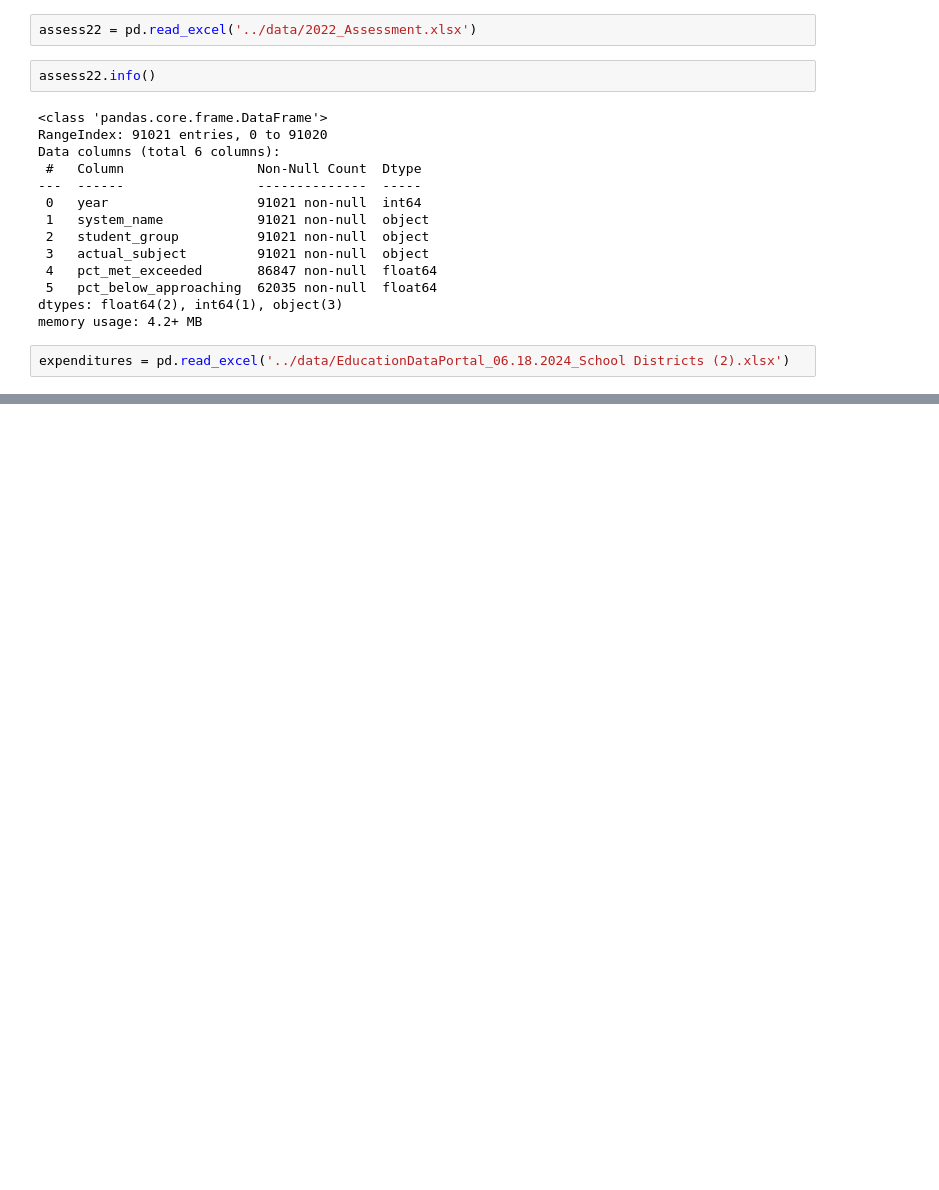
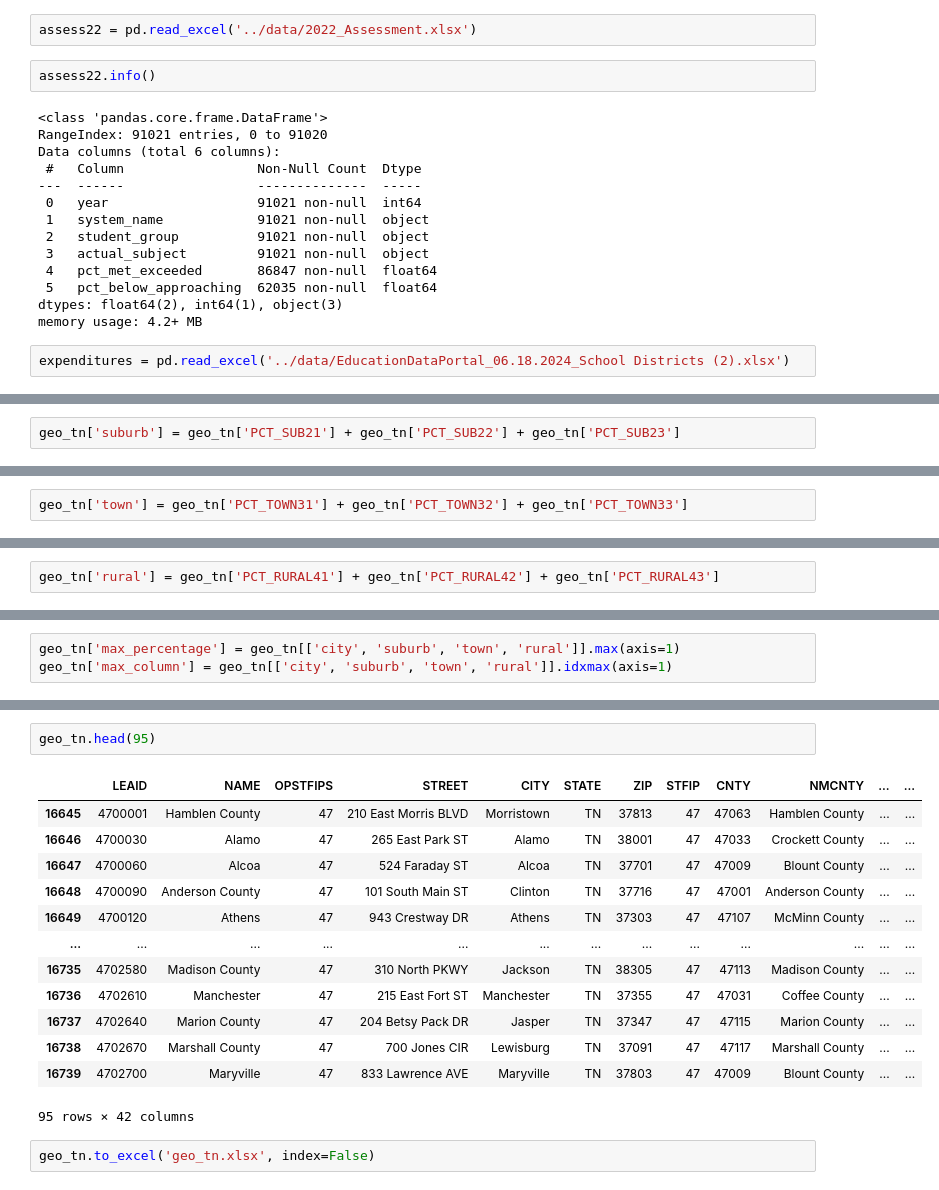
Before and after one commit to jmcapps/education_capstone, a Jupyter notebook: notebooks/test.ipynb, the cells around one changed output, grey strips where cells are left out. Cells and saved outputs as stored; diff of their text form; blank space fills up the shorter version.

```diff
--- a/notebooks/test.ipynb
+++ b/notebooks/test.ipynb
@@ -2244,0 +2370,2 @@ tn_cities =
+# %%
+geo_tn['suburb'] = geo_tn['PCT_SUB21'] + geo_tn['PCT_SUB22'] + geo_tn['PCT_SUB23']
@@ -2244,0 +2378,2 @@ tn_cities =
+# %%
+geo_tn['town'] = geo_tn['PCT_TOWN31'] + geo_tn['PCT_TOWN32'] + geo_tn['PCT_TOWN33']
@@ -2244,0 +2386,2 @@ tn_cities =
+# %%
+geo_tn['rural'] = geo_tn['PCT_RURAL41'] + geo_tn['PCT_RURAL42'] + geo_tn['PCT_RURAL43']
@@ -2244,0 +2410,3 @@ tn_cities =
+# %%
+geo_tn['max_percentage'] = geo_tn[['city', 'suburb', 'town', 'rural']].max(axis=1)
+geo_tn['max_column'] = geo_tn[['city', 'suburb', 'town', 'rural']].idxmax(axis=1)
@@ -2244,0 +2424,18 @@ tn_cities =
+# %%
+geo_tn.head(95)
+# %% [output]
+|  | LEAID | NAME | OPSTFIPS | STREET | CITY | STATE | ZIP | STFIP | CNTY | NMCNTY | ... | ... |
+| 16645 | 4700001 | Hamblen County | 47 | 210 East Morris BLVD | Morristown | TN | 37813 | 47 | 47063 | Hamblen County | ... | ... |
+| 16646 | 4700030 | Alamo | 47 | 265 East Park ST | Alamo | TN | 38001 | 47 | 47033 | Crockett County | ... | ... |
+| 16647 | 4700060 | Alcoa | 47 | 524 Faraday ST | Alcoa | TN | 37701 | 47 | 47009 | Blount County | ... | ... |
+| 16648 | 4700090 | Anderson County | 47 | 101 South Main ST | Clinton | TN | 37716 | 47 | 47001 | Anderson County | ... | ... |
+| 16649 | 4700120 | Athens | 47 | 943 Crestway DR | Athens | TN | 37303 | 47 | 47107 | McMinn County | ... | ... |
+| ... | ... | ... | ... | ... | ... | ... | ... | ... | ... | ... | ... | ... |
+| 16735 | 4702580 | Madison County | 47 | 310 North PKWY | Jackson | TN | 38305 | 47 | 47113 | Madison County | ... | ... |
+| 16736 | 4702610 | Manchester | 47 | 215 East Fort ST | Manchester | TN | 37355 | 47 | 47031 | Coffee County | ... | ... |
+| 16737 | 4702640 | Marion County | 47 | 204 Betsy Pack DR | Jasper | TN | 37347 | 47 | 47115 | Marion County | ... | ... |
+| 16738 | 4702670 | Marshall County | 47 | 700 Jones CIR | Lewisburg | TN | 37091 | 47 | 47117 | Marshall County | ... | ... |
+| 16739 | 4702700 | Maryville | 47 | 833 Lawrence AVE | Maryville | TN | 37803 | 47 | 47009 | Blount County | ... | ... |
+95 rows × 42 columns
+# %%
+geo_tn.to_excel('geo_tn.xlsx', index=False)
```
Also changed, not shown: parts of 188 cells of this notebook, 7 other files.
